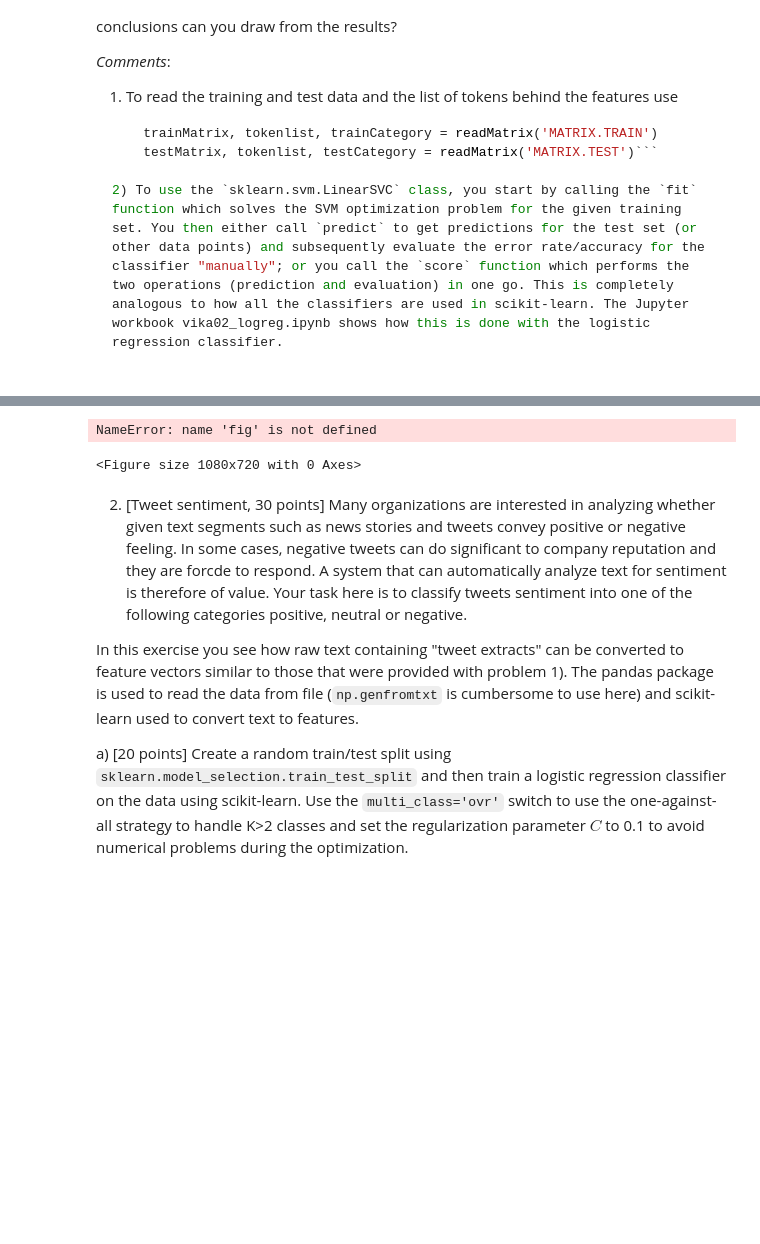
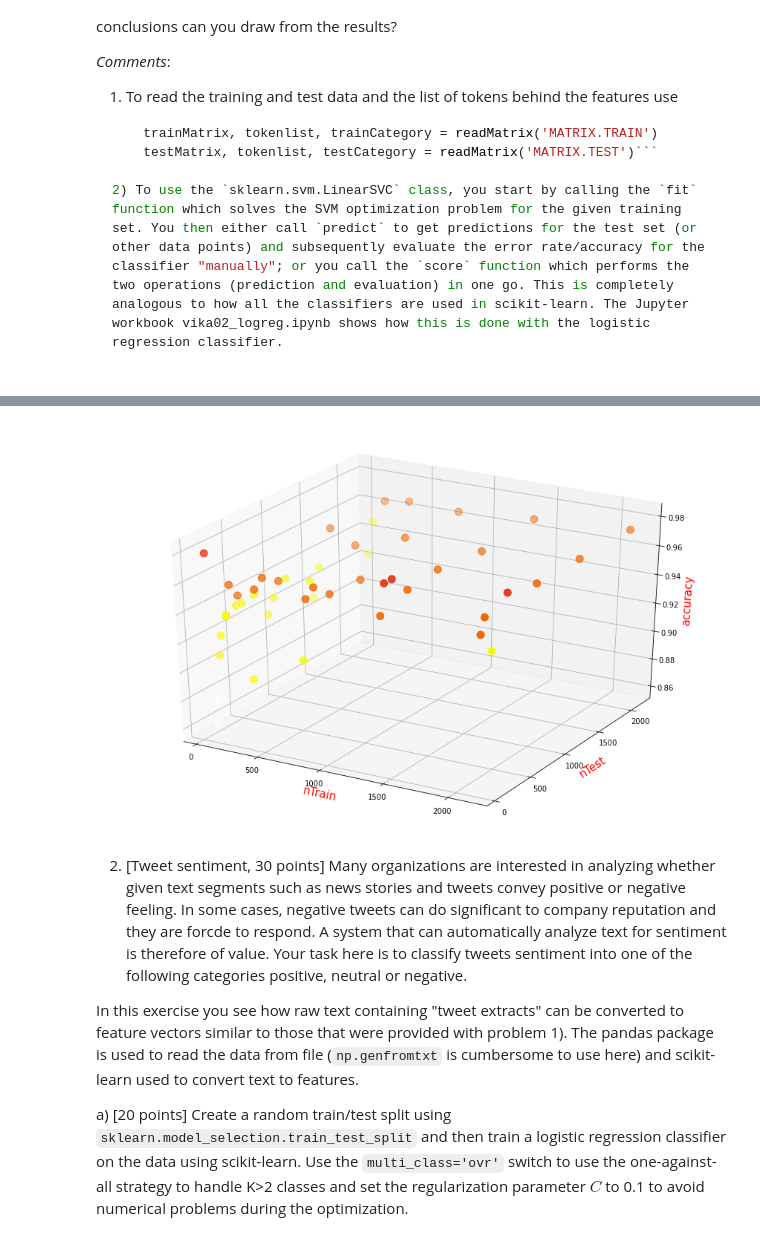
Before and after one commit to alli959/artificial-intelligence, a Jupyter notebook: homework03/homework03.ipynb, the cells around one changed output, grey strips where cells are left out. Saved outputs shown, nothing was run; the diff lists cells and outputs as text; code cells hidden in the pictures; blank space fills up the shorter version.

```diff
--- a/homework03/homework03.ipynb
+++ b/homework03/homework03.ipynb
@@ -139,14 +158,13 @@ plt.show()
 # %%
 gfig = plt.figure(figsize=(15,10))
-gax = fig.gca(projection='3d')
-gax.scatter(scores[:,0],scores[:,1], scores[:,2], s=100)
+gax = gfig.gca(projection='3d')
+gax.scatter(scores[:,0],scores[:,1], scores[:,2], s=100, c = colors.flatten())
 gax.set_xlabel('nTrain', fontsize=15, color='r')
 gax.set_ylabel('nTest', fontsize=15, color='r')
 gax.set_zlabel('accuracy', fontsize=15, color='r')
 plt.show()
 # %% [output]
-NameError: name 'fig' is not defined
-<Figure size 1080x720 with 0 Axes>
+[figure, added]
 # %% [markdown]
 2) [Tweet sentiment, 30 points] Many organizations are interested in analyzing whether given text segments such as news stories and tweets convey positive or negative feeling. In some cases, negative tweets can do significant to company reputation and they are forcde to respond. A system that can automatically analyze text for sentiment is therefore of value. Your task here is to classify tweets sentiment into one of the following categories positive, neutral or negative.
 
```
Also changed, not shown: parts of 4 cells of this notebook, 1 other file.
